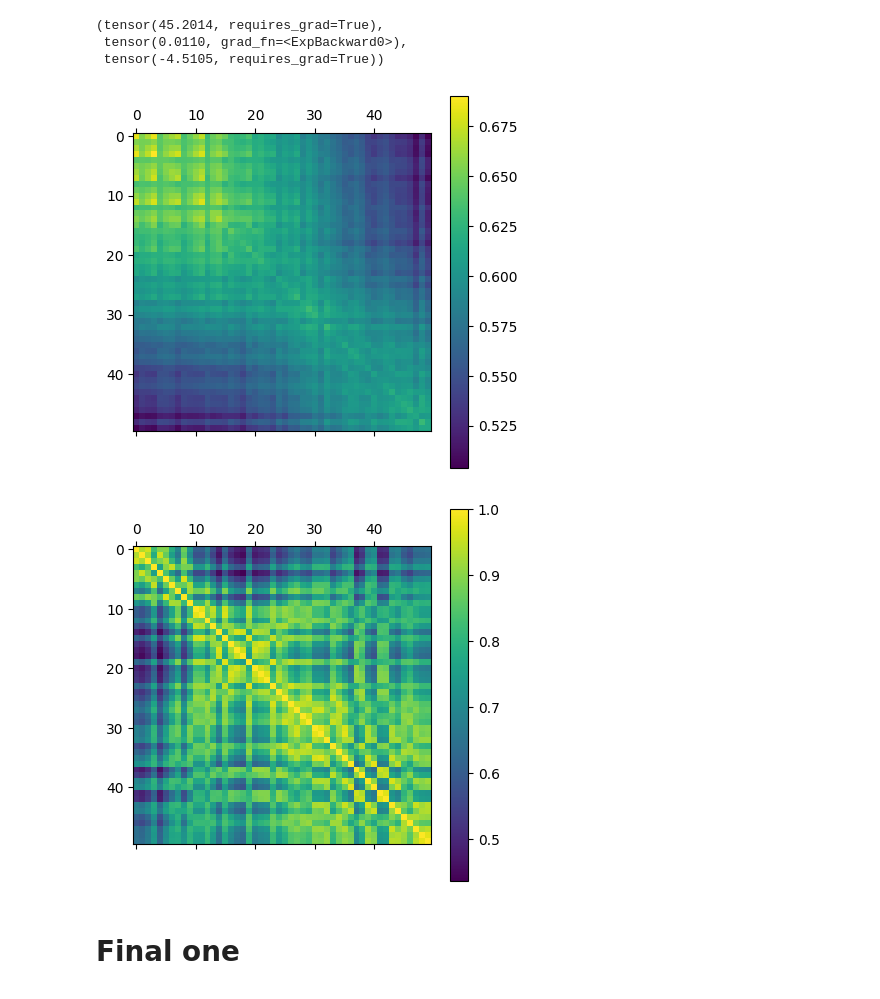
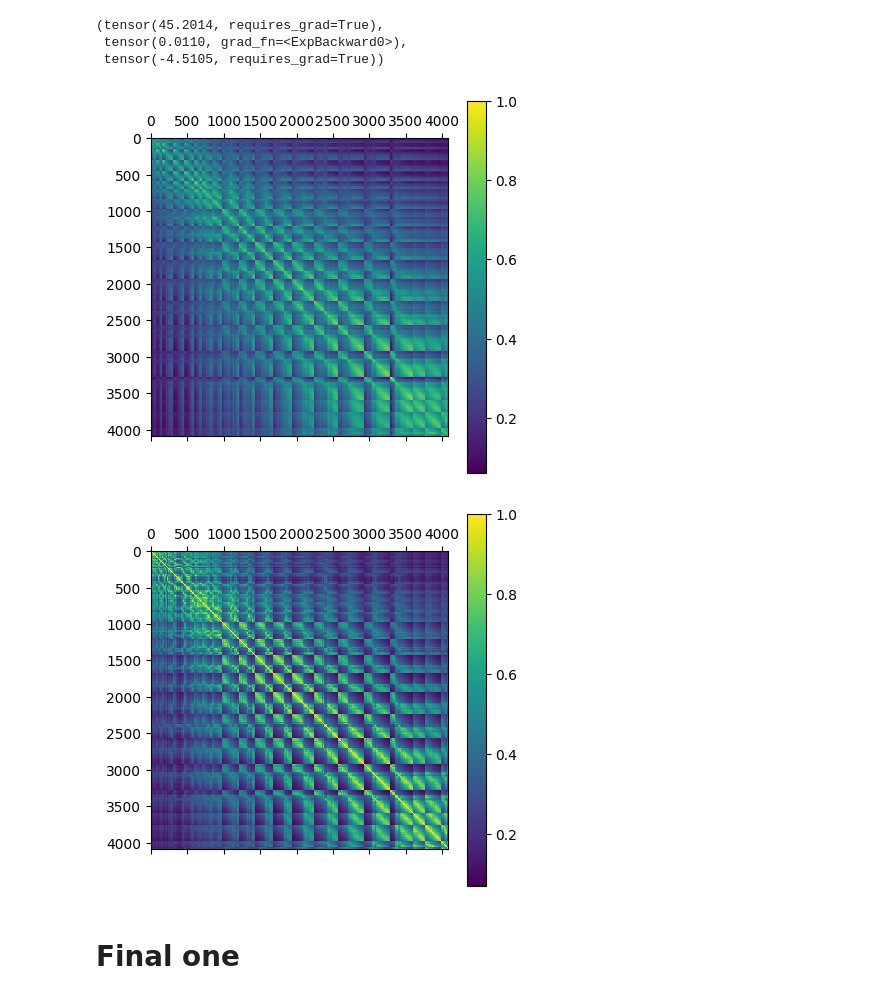
Before and after one commit to Huk-David/SpaDep_VCop, a Jupyter notebook: body/Full_SR_optim.ipynb, the cells around one changed output. Drawn from its saved outputs; the diff is of its cells as text; code cells hidden in the pictures.

```diff
--- a/body/Full_SR_optim.ipynb
+++ b/body/Full_SR_optim.ipynb
@@ -199,14 +179,15 @@ sys.path.append('../')
 import pickle
 
 
-GNM_output = pickle.load( open("trainset_output_1999-07_2019-07.pkl","rb") )
+GNM_output = pickle.load( open("trainset_output_1979_1993-03.pkl","rb") )
 #################################################################### Problematic locations? ###############################################################
 
 location_keys = list(GNM_output.keys())                 # '([0, 16], [44, 60])', ...
 output_keys = list(GNM_output[location_keys[0]].keys()) # 0'pred_mu', 1'pred_disp', 2'target_did_rain', 3'target_rain_value', 4'date', 5'pred_p', 6'mask', 7'idx_loc_in_region'
 
 # May have to remove a location that doesn't have the correct number of days:
-location_keys.remove(location_keys[344]) #to remove for gamma_20_20 train
+#location_keys.remove(location_keys[344]) #to remove for gamma_20_20 from 1999-2019
+location_keys.remove(location_keys[336]) #to remove for gamma_20_20 from 1979-1999
 #################################################################### Utility functions ####################################################################
 def give_lat_lon(location_key):
     return [ int(re.findall(r'\d+',string)[0]) for string in location_key.split(',')]
@@ -249,8 +230,8 @@ h = np.flip(np.matrix(h),axis=0)
 topo_dist = euclidean_distances(np.array([h[loc[5][0],loc[5][1]+2] for loc in GNM_landonly]).reshape(-1,1))
 
 # load obs_norm_all and censor_levels_di
-obs_norm_all = np.load('obs_norm_all_train.npy')
-censor_levels_di = np.load('censor_levels_di_train.npy')
+obs_norm_all = np.load('obs_norm_all_trainCdf_1979_1999.npy')
+censor_levels_di = np.load('censor_levels_di_trainCdf_1979_1999.npy')
 censor_levels_u = scs.norm.cdf(censor_levels_di)
 # %% [markdown]
 ## Simulated experiment
@@ -265,7 +246,7 @@ def generate_subsample_locs(locs_nb):
 
 fig = plt.gcf()
 fig.set_size_inches(5.6,4)
-locs = generate_subsample_locs(locs_nb=10)
+locs = generate_subsample_locs(locs_nb=20)
 print(len(locs))
 
 plt.scatter([GNM_landonly[loc][5][1] for loc in locs],
@@ -310,13 +287,13 @@ sims_z_fake = sample_Gauss_fixed_noise(fixed_noise[0], chol_cov_fake).unsqueeze(
 #
 
 # initialise params
-theta_ = tt(30.,requires_grad=True)
-a_ = tt(-1.,requires_grad=True)
+theta_ = tt(60.,requires_grad=True)
+a_ = tt(-6.,requires_grad=True)
 
 # Define the optimizers
 optimizer = torch.optim.Adam([theta_, a_], lr=0.02)
 
-for epoch in range(5000):
+for epoch in range(50):
     optimizer.zero_grad()
 
     # construct current guess of the Distance Matrix
@@ -341,7 +318,7 @@ for epoch in range(5000):
     # Clip gradients
     torch.nn.utils.clip_grad_norm_([theta_, a_], max_norm=1e-2)
 
-    if epoch % 50 == 0: # print for sanity check
+    if epoch % 1 == 0: # print for sanity check
         print(f'Epoch {epoch}: Loss = {SR.item()}, Theta Gradient = {theta_.grad.item()}, Theta = {theta_.item()}, a Gradient = {a_.grad.item()}, a = {a_.exp().item()}')
 
     optimizer.step()
@@ -579,15 +562,15 @@ theta, alpha.exp(), alpha
  tensor(0.0110, grad_fn=<ExpBackward0>),
  tensor(-4.5105, requires_grad=True))
 # %%
-plt.matshow(torch.min(emp_cov_z,torch.ones(emp_cov_z.shape))[:50,:50])
+plt.matshow(torch.min(emp_cov_z,torch.ones(emp_cov_z.shape)))
 plt.colorbar()
 plt.show()
-plt.matshow(estimated_cov.detach().numpy()[:50,:50])
+plt.matshow(estimated_cov.detach().numpy())
 plt.colorbar()
 plt.show()
 # %% [output]
-[figure, old version]
+[figure, new version]
-[figure, old version]
+[figure, new version]
 # %% [markdown]
 # Final one
 # %%
```
Also changed, not shown: parts of 9 cells of this notebook.
